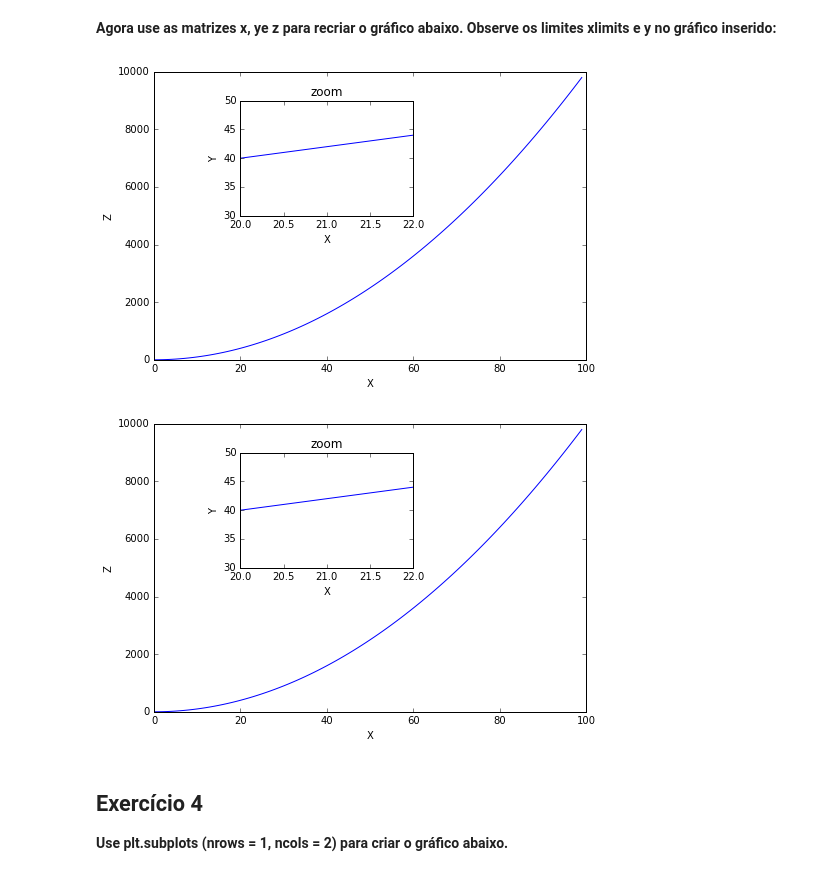
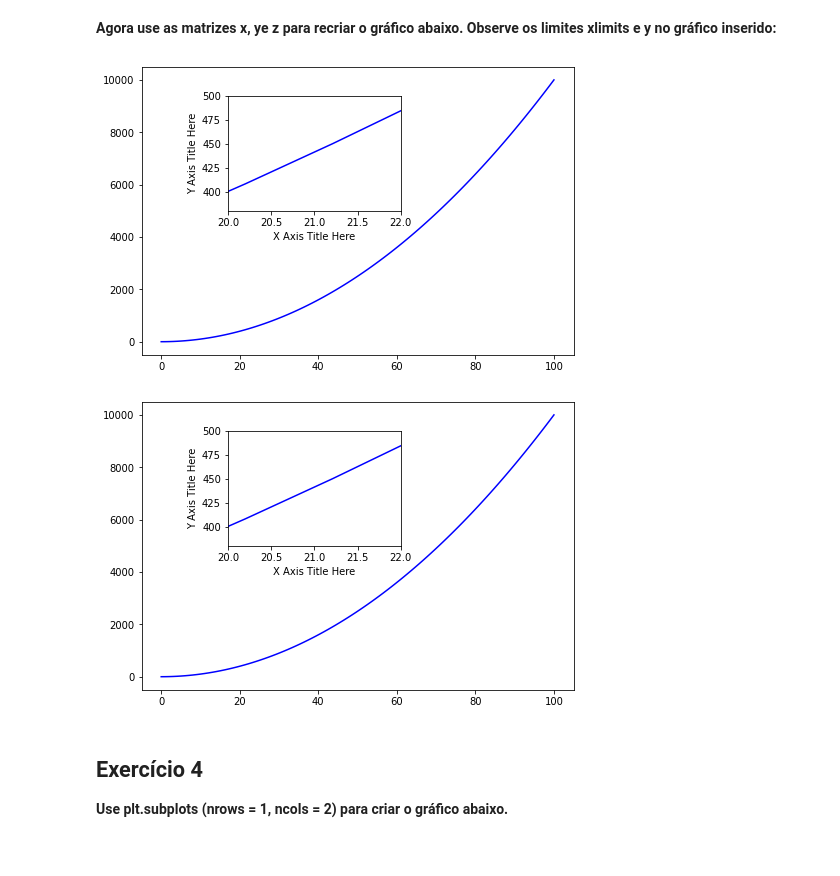
Before and after one commit to mvtodescato/InteligenciaArtificial, a Jupyter notebook: 03-Matplotlib/32-MatplotlibExercises.ipynb, the cells around one changed output. Cells and saved outputs as stored; diff of their text form; code cells hidden in the pictures.

```diff
--- a/03-Matplotlib/32-MatplotlibExercises.ipynb
+++ b/03-Matplotlib/32-MatplotlibExercises.ipynb
@@ -73,35 +75,22 @@ axes2 = fig.add_axes([0.2, 0.5, 0.4, 0.4])
 # %%
 import numpy as np
 fig = plt.figure()
 x = np.linspace(0, 100, 100)
 y = x**2
 axes1 = fig.add_axes([0, 0, 1, 1])
 axes2 = fig.add_axes([0.2, 0.5, 0.4, 0.4])
 axes1.plot(x,y,'b')
 axes2.set_xlim(20, 22)
 axes2.set_ylim(380, 500)
 
 axes2.plot(x,y,'b')
 plt.xlabel('X Axis Title Here')
 plt.ylabel('Y Axis Title Here')
 
-
-ax.plot(x,z)
-ax.set_xlabel('X')
-ax.set_ylabel('Z')
-
-
-ax2.plot(x,y)
-ax2.set_xlabel('X')
-ax2.set_ylabel('Y')
-ax2.set_title('zoom')
-ax2.set_xlim(20,22)
-ax2.set_ylim(30,50)
-
 fig
 # %% [output]
-[figure, old version]
+[figure, new version]
-[figure, old version]
+[figure, new version]
 # %% [markdown]
 ## Exercício 4
 
```
Also changed, not shown: parts of 7 cells of this notebook.
